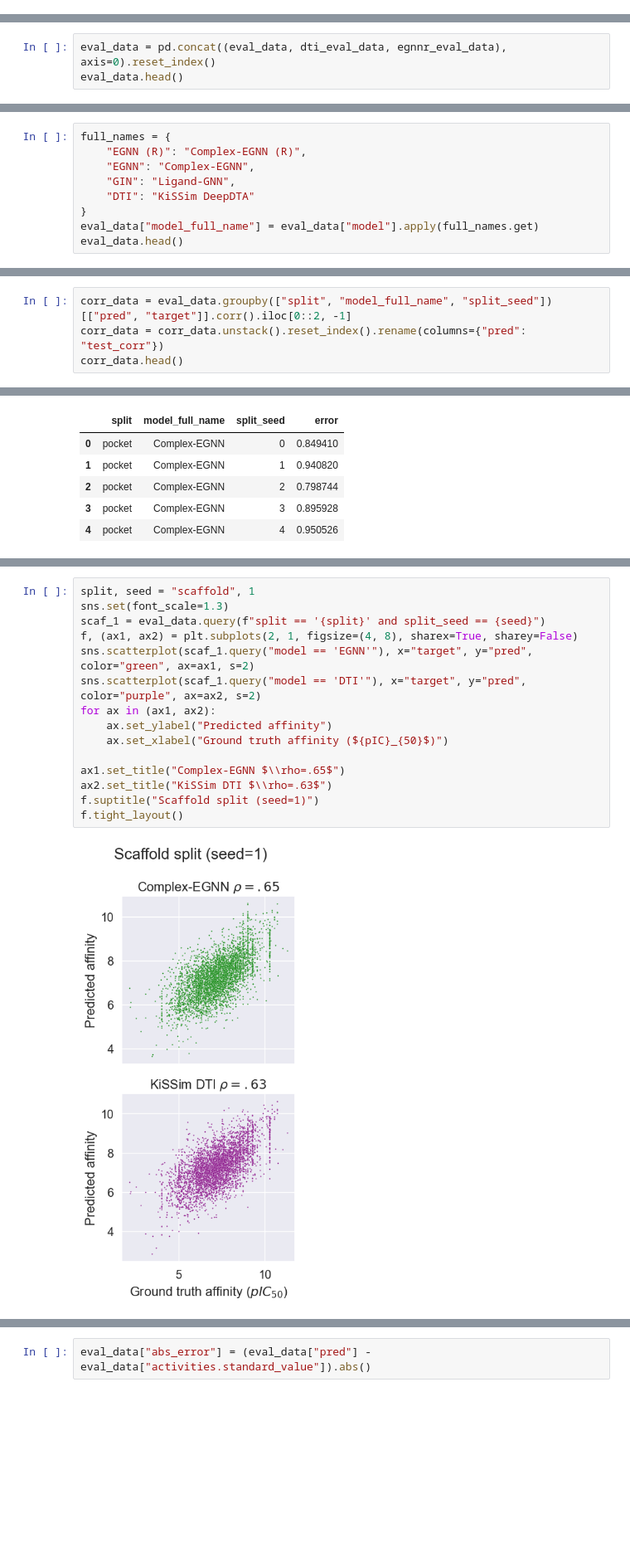
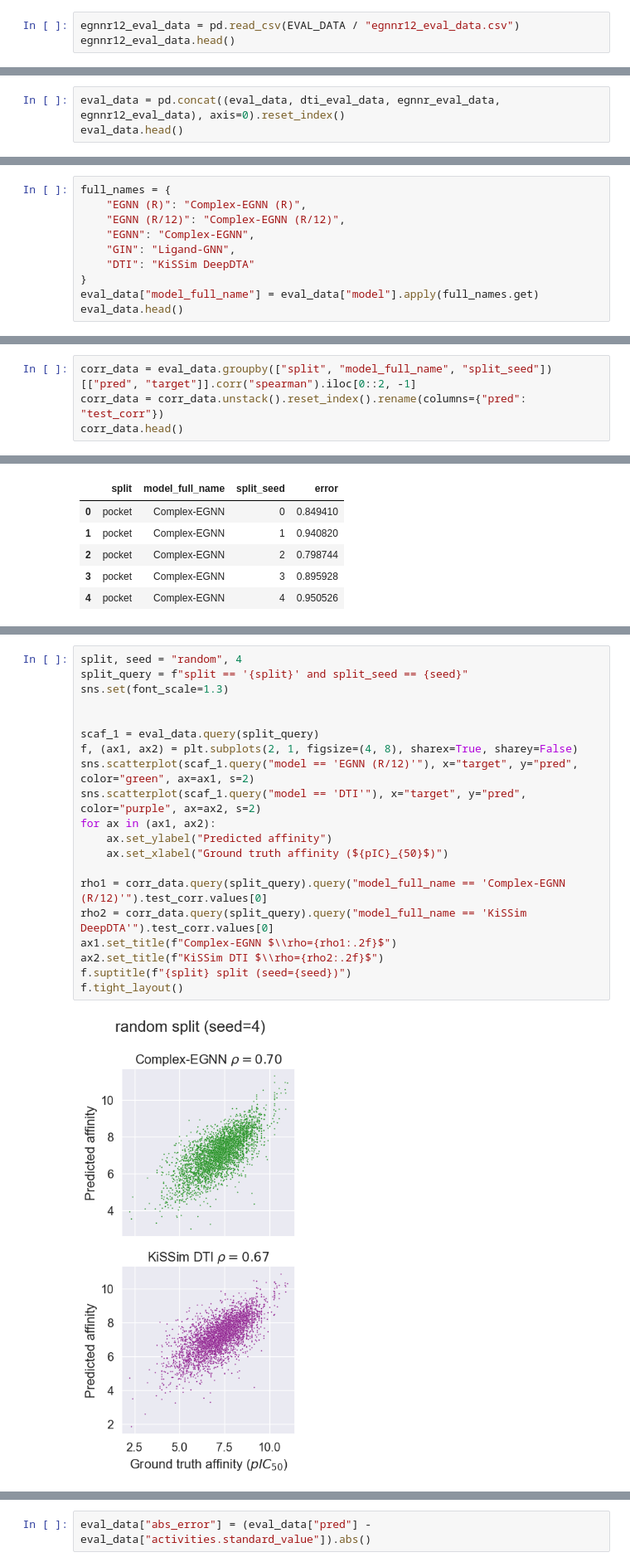
Before and after one commit to volkamerlab/kinodata-3D-affinity-prediction, a Jupyter notebook: scripts/evaluation.ipynb, the cells around one changed output, grey strips where cells are left out. Shown: that part at 83% size. Drawn from its saved outputs; the diff is of its cells as text; blank space fills up the shorter version.

```diff
--- a/scripts/evaluation.ipynb
+++ b/scripts/evaluation.ipynb
@@ -49,3 +50,6 @@ egnnr_eval_data.head()
 | 2 | 7.810676 | 17641064 | EGNN (R) | random | 4 | 7.995679 | 7.995679 |
 | 3 | 7.670426 | 17641064 | EGNN (R) | random | 4 | 7.995679 | 7.995679 |
 | 4 | 8.113914 | 17641064 | EGNN (R) | scaffold | 3 | 7.995679 | 7.995679 |
+# %%
+egnnr12_eval_data = pd.read_csv(EVAL_DATA / "egnnr12_eval_data.csv")
+egnnr12_eval_data.head()
@@ -52,5 +63,5 @@ egnnr_eval_data.head()
 # %%
-eval_data = pd.concat((eval_data, dti_eval_data, egnnr_eval_data), axis=0).reset_index()
+eval_data = pd.concat((eval_data, dti_eval_data, egnnr_eval_data, egnnr12_eval_data), axis=0).reset_index()
 eval_data.head()
 # %% [output]
 |  | index | pred | ident | model | split | split_seed | activities.standard_value | target |
@@ -94,6 +105,7 @@ assert (eval_data.groupby("ident")["target"].std() == 0).all()
 # %%
 full_names = {
     "EGNN (R)": "Complex-EGNN (R)",
+    "EGNN (R/12)": "Complex-EGNN (R/12)",
     "EGNN": "Complex-EGNN",
     "GIN": "Ligand-GNN",
     "DTI": "KiSSim DeepDTA"
@@ -112,7 +124,7 @@ eval_data.head()
 * Correlation of test prediction and target
 * Mean absolute error
 # %%
-corr_data = eval_data.groupby(["split", "model_full_name", "split_seed"])[["pred", "target"]].corr().iloc[0::2, -1]
+corr_data = eval_data.groupby(["split", "model_full_name", "split_seed"])[["pred", "target"]].corr("spearman").iloc[0::2, -1]
 corr_data = corr_data.unstack().reset_index().rename(columns={"pred": "test_corr"})
 corr_data.head()
 # %% [output]
@@ -158,20 +184,25 @@ corr_data.groupby(["split", "model_full_name"])["test_corr"].agg(["mean", "std"]
 # %%
-split, seed = "scaffold", 1
+split, seed = "random", 4
+split_query = f"split == '{split}' and split_seed == {seed}"
 sns.set(font_scale=1.3)
-scaf_1 = eval_data.query(f"split == '{split}' and split_seed == {seed}")
+
+
+scaf_1 = eval_data.query(split_query)
 f, (ax1, ax2) = plt.subplots(2, 1, figsize=(4, 8), sharex=True, sharey=False)
-sns.scatterplot(scaf_1.query("model == 'EGNN'"), x="target", y="pred", color="green", ax=ax1, s=2)
+sns.scatterplot(scaf_1.query("model == 'EGNN (R/12)'"), x="target", y="pred", color="green", ax=ax1, s=2)
 sns.scatterplot(scaf_1.query("model == 'DTI'"), x="target", y="pred", color="purple", ax=ax2, s=2)
 for ax in (ax1, ax2):
     ax.set_ylabel("Predicted affinity")
     ax.set_xlabel("Ground truth affinity (${pIC}_{50}$)")
 
-ax1.set_title("Complex-EGNN $\\rho=.65$")
-ax2.set_title("KiSSim DTI $\\rho=.63$")
-f.suptitle("Scaffold split (seed=1)")
+rho1 = corr_data.query(split_query).query("model_full_name == 'Complex-EGNN (R/12)'").test_corr.values[0]
+rho2 = corr_data.query(split_query).query("model_full_name == 'KiSSim DeepDTA'").test_corr.values[0]
+ax1.set_title(f"Complex-EGNN $\\rho={rho1:.2f}$")
+ax2.set_title(f"KiSSim DTI $\\rho={rho2:.2f}$")
+f.suptitle(f"{split} split (seed={seed})")
 f.tight_layout()
 # %% [output]
-[figure, old version]
+[figure, new version]
 # %%
 sns.catplot(corr_data, x="test_corr", y="split", kind="box", hue="model_full_name")
 # %% [output]
```
Also changed, not shown: parts of 11 cells of this notebook, 2 other files.
